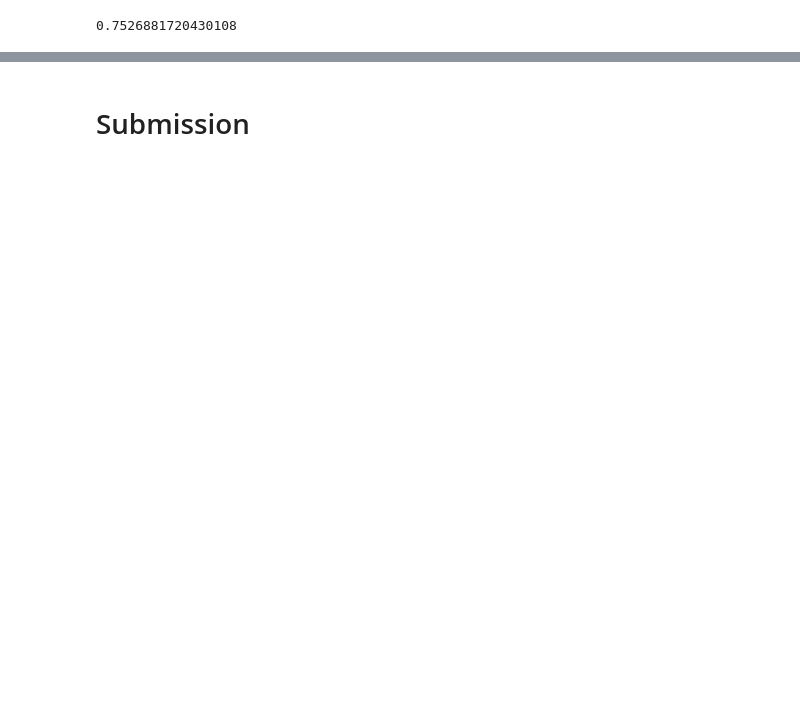
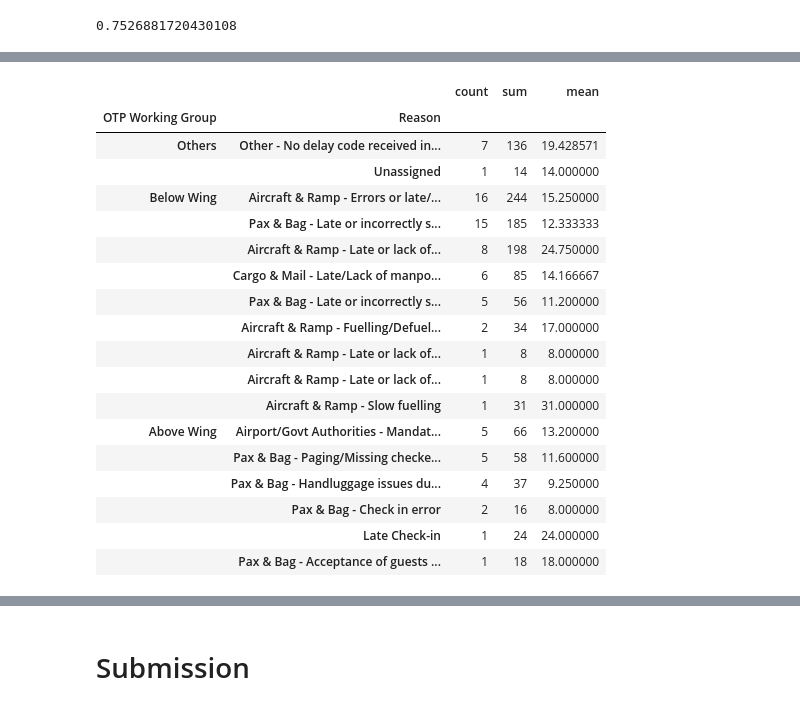
Before and after one commit to cmd-master/airline, a Jupyter notebook: Untitled.ipynb, the cells around one changed output, grey strips where cells are left out. Drawn from its saved outputs; the diff is of its cells as text; code cells hidden in the pictures; blank space fills up the shorter version.

Commit message:
new: Understanding Delay

```diff
--- a/Untitled.ipynb
+++ b/Untitled.ipynb
@@ -150,2 +147,6 @@ curious[['N', 'Y', 'tally_dep_dly']] = curious[['N', 'Y', 'tally_dep_dly']].fill
 # %%
-ps = ps.join(curious, on='unique_id')
+ps = ps.join(flight_dly, on='unique_id')
+
+ps[['N', 'Y', 'tally_dep_dly']] = ps[['N', 'Y', 'tally_dep_dly']].fillna(0)
+
+ps['otp_max'] = np.where((ps['N'] > 15), 0, 1)
@@ -212,3 +153 @@ ps.loc[(ps['N']<15) & (ps['otp']==0)][['N', 'ttl_dep_dly_fix', 'otp']]
-# %%
-ps['otp_max'] = np.where((ps['N'] <= 15), 1, 0)
 # %%
@@ -233,0 +171,4 @@ ps['otp'].mean()
+# %%
+delc = stackDelay(ps, err_code, err_dly)
+# %%
+delc = delc.join(delay_codes.set_index('Code'), on='Code')
@@ -233,0 +204,24 @@ ps['otp'].mean()
+# %%
+(delc.groupby(['Controllable','OTP Working Group', 'Reason'])['value']
+ .agg(['count', 'sum', 'mean'])
+ .sort_values(by=['Controllable', 'OTP Working Group', 'count'], ascending=False)).loc['Y']
+# %% [output]
+|  |  | count | sum | mean |
+| OTP Working Group | Reason |  |  |  |
+| Others | Other - No delay code received in... | 7 | 136 | 19.428571 |
+|  | Unassigned | 1 | 14 | 14.000000 |
+| Below Wing | Aircraft & Ramp - Errors or late/... | 16 | 244 | 15.250000 |
+|  | Pax & Bag - Late or incorrectly s... | 15 | 185 | 12.333333 |
+|  | Aircraft & Ramp - Late or lack of... | 8 | 198 | 24.750000 |
+|  | Cargo & Mail - Late/Lack of manpo... | 6 | 85 | 14.166667 |
+|  | Pax & Bag - Late or incorrectly s... | 5 | 56 | 11.200000 |
+|  | Aircraft & Ramp - Fuelling/Defuel... | 2 | 34 | 17.000000 |
+|  | Aircraft & Ramp - Late or lack of... | 1 | 8 | 8.000000 |
+|  | Aircraft & Ramp - Late or lack of... | 1 | 8 | 8.000000 |
+|  | Aircraft & Ramp - Slow fuelling | 1 | 31 | 31.000000 |
+| Above Wing | Airport/Govt Authorities - Mandat... | 5 | 66 | 13.200000 |
+|  | Pax & Bag - Paging/Missing checke... | 5 | 58 | 11.600000 |
+|  | Pax & Bag - Handluggage issues du... | 4 | 37 | 9.250000 |
+|  | Pax & Bag - Check in error | 2 | 16 | 8.000000 |
+|  | Late Check-in | 1 | 24 | 24.000000 |
+|  | Pax & Bag - Acceptance of guests ... | 1 | 18 | 18.000000 |
```
Also changed, not shown: parts of 17 cells of this notebook, 1 other file.
